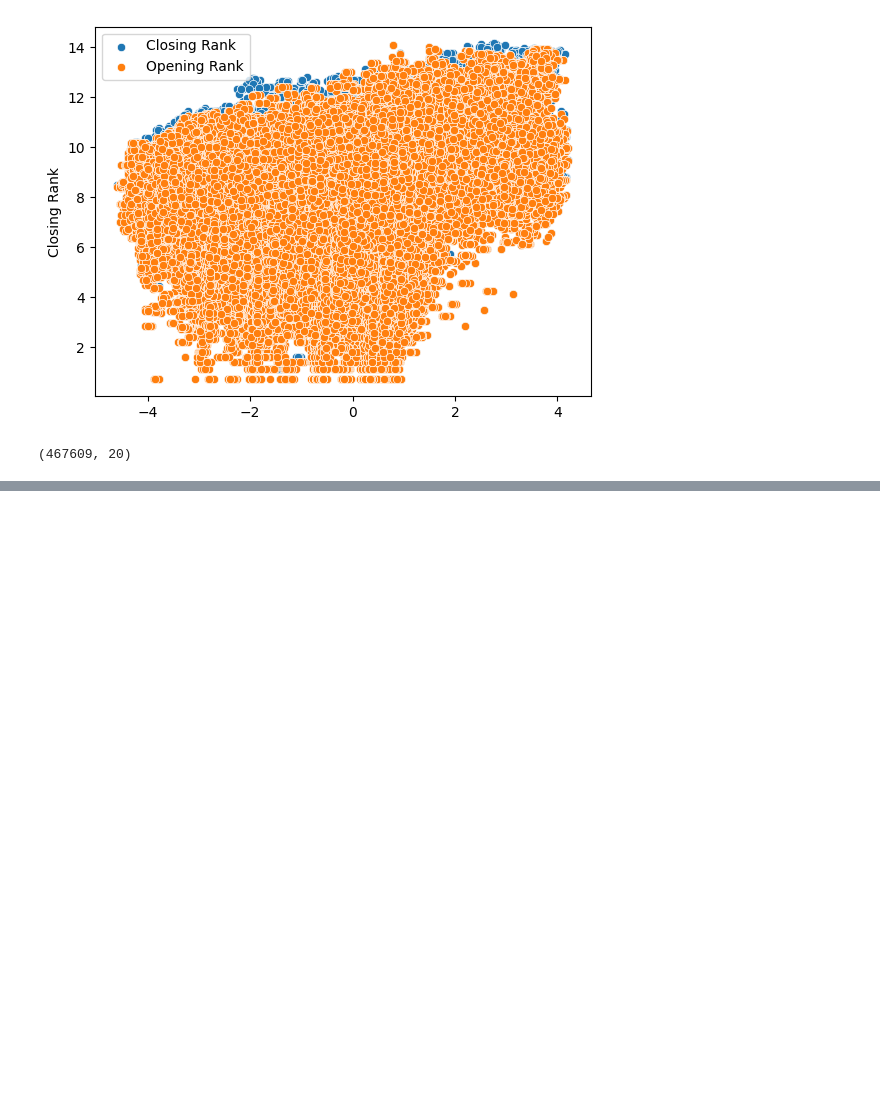
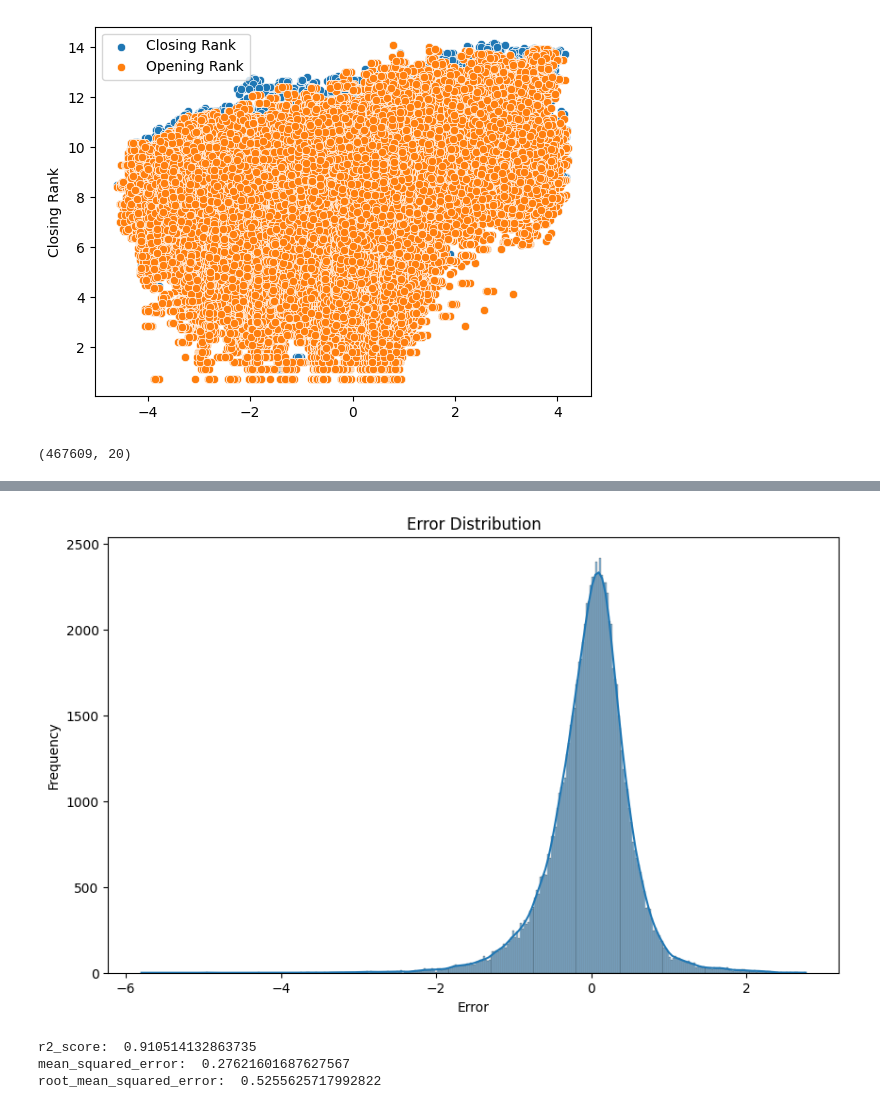
Before and after one commit to VashuTheGreat/JOSAA_RANK_PREDICTOR, a Jupyter notebook: notebooks/model_training.ipynb, the cells around one changed output, grey strips where cells are left out. Drawn from its saved outputs; the diff is of its cells as text; code cells hidden in the pictures; blank space fills up the shorter version.

```diff
--- a/notebooks/model_training.ipynb
+++ b/notebooks/model_training.ipynb
@@ -85,0 +282,16 @@ data.shape
+# %%
+# lets test LGBMRegressor
+
+
+model=LGBMRegressor(
+    n_estimators=100,
+    max_depth=3,
+    learning_rate=0.1,
+    subsample=0.8
+)
+
+
+model.fit(X_train, y_train)
+
+Error_analysis(model, X_test, y_test)
+# %% [output]
@@ -85,0 +315,4 @@ data.shape
+[figure, added]
+r2_score:  0.910514132863735
+mean_squared_error:  0.27621601687627567
+root_mean_squared_error:  0.5255625717992822
```
Also changed, not shown: parts of 11 cells of this notebook, 2 other files.
